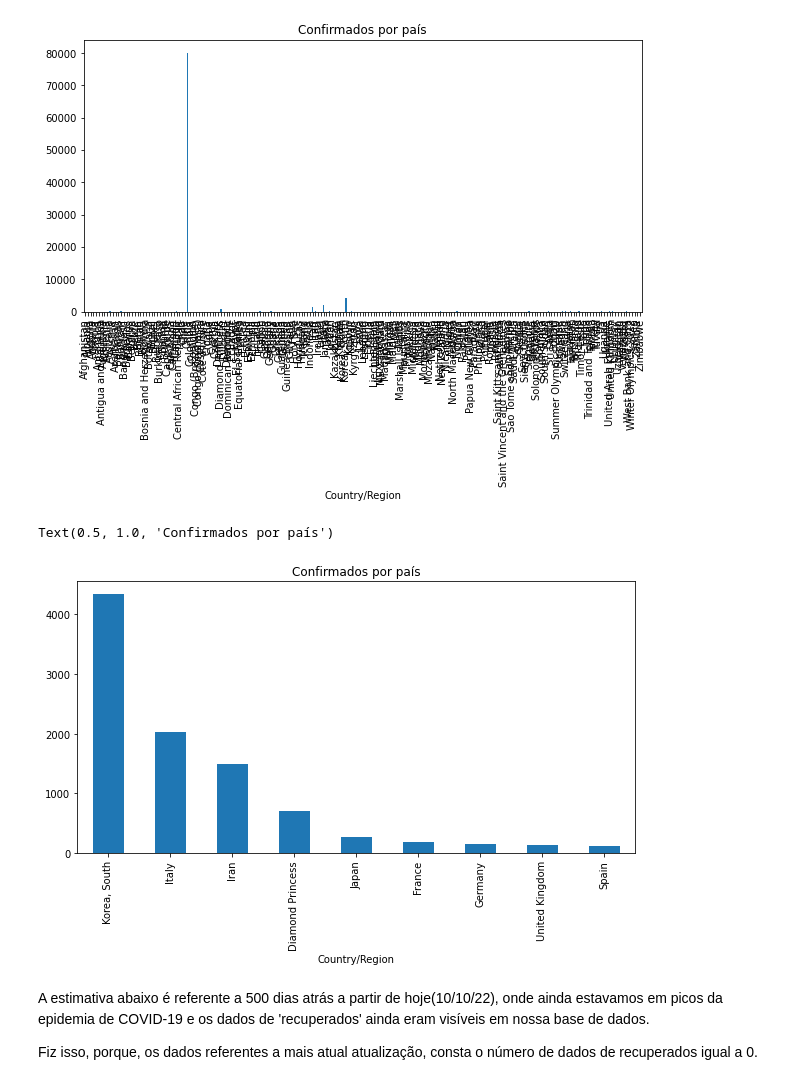
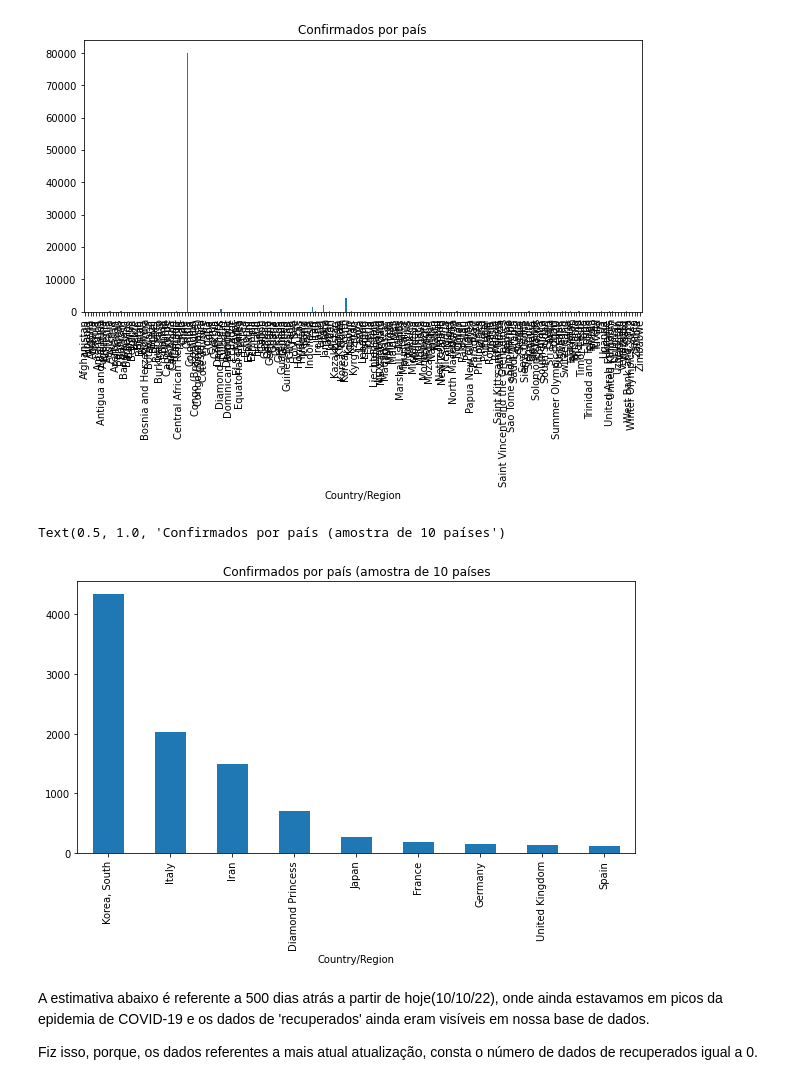
Before and after one commit to Gleis0nLemos/Data-Science-e-Sa-de, a Jupyter notebook: Data_Science_e_Saude.ipynb, the cells around one changed output. Saved outputs shown, nothing was run; the diff lists cells and outputs as text; code cells hidden in the pictures.

```diff
--- a/Data_Science_e_Saude.ipynb
+++ b/Data_Science_e_Saude.ipynb
@@ -274,13 +276,13 @@ Text(0.5, 1.0, 'Confirmados por país')
 # %%
 plt.figure(figsize=(10,5))
 confirmed_by_country[last_date].sort_values(ascending=False)[1:10].plot(kind='bar')
-plt.title('Confirmados por país')
+plt.title('Confirmados por país (amostra de 10 países')
 
 # Lembrando que existem vícios aqui pois países que não testaram indivíduos
 # Podem sim ter casos ocorrendo mas não confirmados ainda.
 # %% [output]
-Text(0.5, 1.0, 'Confirmados por país')
+Text(0.5, 1.0, 'Confirmados por país (amostra de 10 países')
-[figure, old version]
+[figure, new version]
 # %%
 deaths = pd.read_csv("https://raw.githubusercontent.com/CSSEGISandData/COVID-19/master/csse_covid_19_data/csse_covid_19_time_series/time_series_covid19_deaths_global.csv")
 recovered = pd.read_csv("https://raw.githubusercontent.com/CSSEGISandData/COVID-19/master/csse_covid_19_data/csse_covid_19_time_series/time_series_covid19_recovered_global.csv")
```
Also changed, not shown: parts of 33 cells of this notebook, 1 other file.
